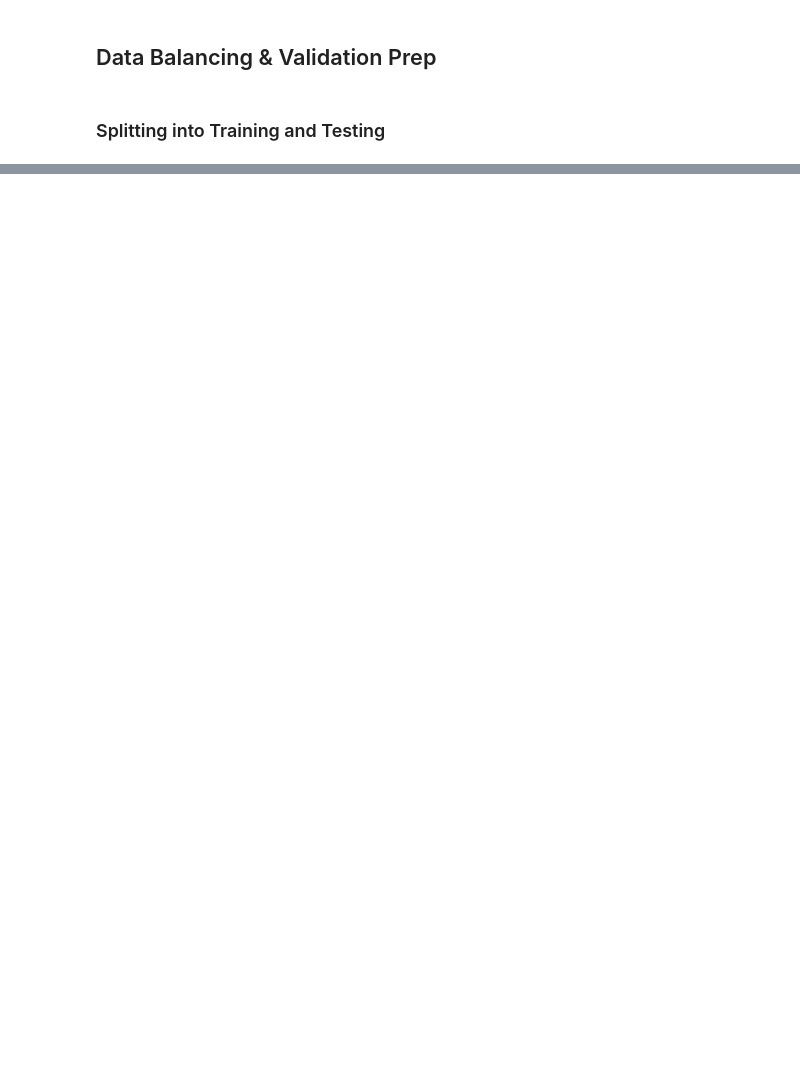
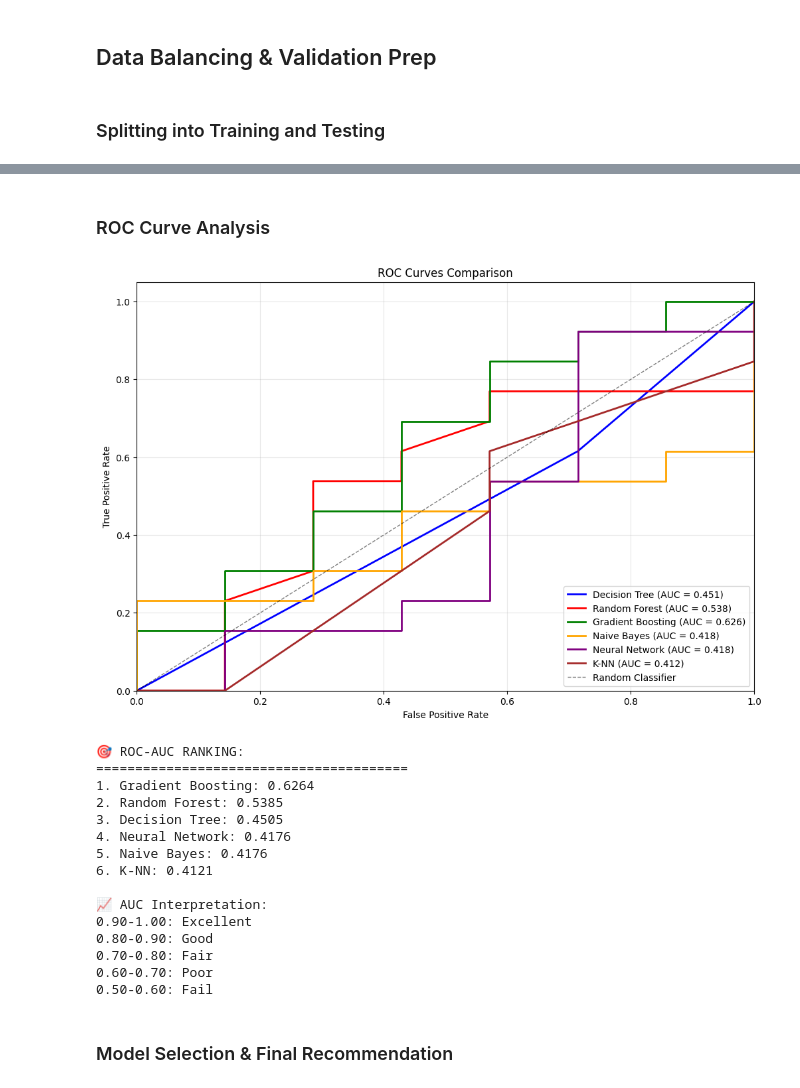
Before and after one commit to mriacodes/ml_movie_dropoffs, a Jupyter notebook: backend/model-building-evaluation.ipynb, the cells around one changed output, grey strips where cells are left out. Cells and saved outputs as stored; diff of their text form; code cells hidden in the pictures; blank space fills up the shorter version.

```diff
--- a/backend/model-building-evaluation.ipynb
+++ b/backend/model-building-evaluation.ipynb
@@ -38,0 +375,67 @@ print(len(X_test))
+# %% [markdown]
+### ROC Curve Analysis
+# %%
+# Plot ROC curves for models with probability predictions
+plt.figure(figsize=(12, 8))
+
+colors = ['blue', 'red', 'green', 'orange', 'purple', 'brown']
+roc_scores = {}
+
+for i, (name, pred_data) in enumerate(predictions.items()):
+    if pred_data['y_pred_proba'] is not None:
+        # Calculate ROC curve
+        fpr, tpr, _ = roc_curve(y_test, pred_data['y_pred_proba'])
+        roc_auc = roc_auc_score(y_test, pred_data['y_pred_proba'])
+        roc_scores[name] = roc_auc
+
+        # Plot ROC curve
+        plt.plot(fpr, tpr, color=colors[i % len(colors)], lw=2,
+                label=f'{name} (AUC = {roc_auc:.3f})')
+
+# Plot diagonal line (random classifier)
+plt.plot([0, 1], [0, 1], color='black', lw=1, linestyle='--', alpha=0.5, label='Random Classifier')
+
+plt.xlim([0.0, 1.0])
+plt.ylim([0.0, 1.05])
+plt.xlabel('False Positive Rate')
+plt.ylabel('True Positive Rate')
+plt.title('ROC Curves Comparison')
+plt.legend(loc="lower right")
+plt.grid(True, alpha=0.3)
+plt.show()
+
+# ROC-AUC ranking
+if roc_scores:
+    print("\n🎯 ROC-AUC RANKING:")
+    print("=" * 40)
+    sorted_roc = sorted(roc_scores.items(), key=lambda x: x[1], reverse=True)
+    for i, (model, score) in enumerate(sorted_roc, 1):
+        print(f"{i}. {model}: {score:.4f}")
+
+    print(f"\n📈 AUC Interpretation:")
+    print("0.90-1.00: Excellent")
+    print("0.80-0.90: Good")
+    print("0.70-0.80: Fair")
+    print("0.60-0.70: Poor")
+    print("0.50-0.60: Fail")
+else:
+    print("⚠️ No models with probability predictions available for ROC analysis")
+# %% [output]
+[figure, added]
+🎯 ROC-AUC RANKING:
+========================================
+1. Gradient Boosting: 0.6264
+2. Random Forest: 0.5385
+3. Decision Tree: 0.4505
+4. Neural Network: 0.4176
+5. Naive Bayes: 0.4176
+6. K-NN: 0.4121
+
+📈 AUC Interpretation:
+0.90-1.00: Excellent
+0.80-0.90: Good
+0.70-0.80: Fair
+0.60-0.70: Poor
+0.50-0.60: Fail
+# %% [markdown]
+### Model Selection & Final Recommendation
```
Also changed, not shown: parts of 24 cells of this notebook, 10 other files.
